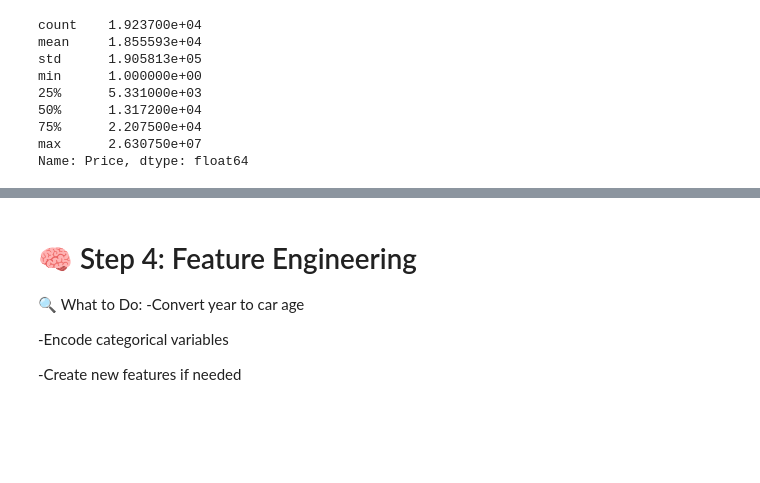
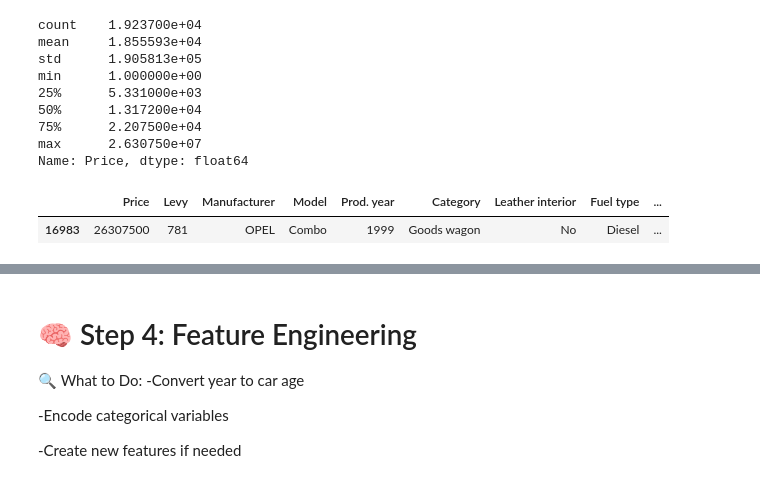
Before and after one commit to Kanyira/Car-price-prediction-models, a Jupyter notebook: Car price prediction.ipynb, the cells around one changed output, grey strips where cells are left out. Saved outputs shown, nothing was run; the diff lists cells and outputs as text; code cells hidden in the pictures; blank space fills up the shorter version.

```diff
--- a/Car price prediction.ipynb
+++ b/Car price prediction.ipynb
@@ -128,3 +160,9 @@ min      1.000000e+00
 75%      2.207500e+04
 max      2.630750e+07
 Name: Price, dtype: float64
+# %%
+df[df['Price'] < 1000].head()
+df[df['Price'] > 1000000].head()
+# %% [output]
+|  | Price | Levy | Manufacturer | Model | Prod. year | Category | Leather interior | Fuel type | ... |
+| 16983 | 26307500 | 781 | OPEL | Combo | 1999 | Goods wagon | No | Diesel | ... |
```
Also changed, not shown: parts of 25 cells of this notebook.
